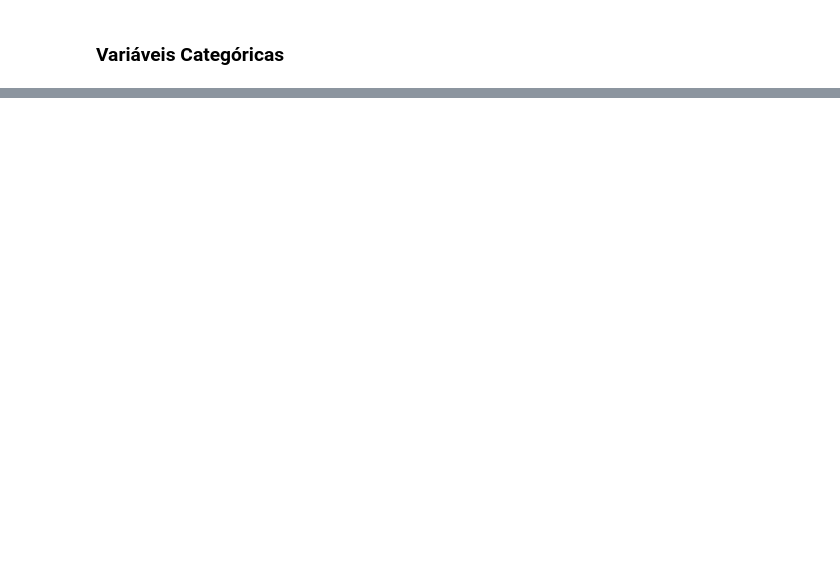
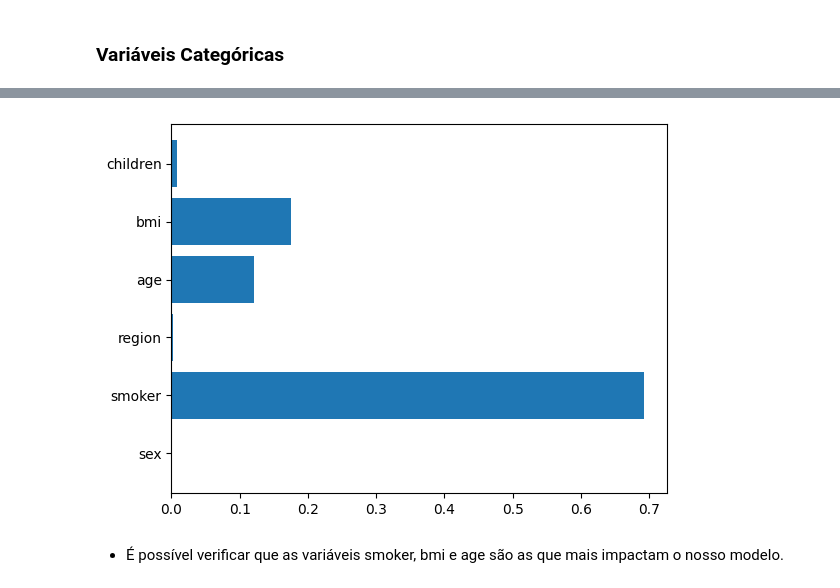
Before and after one commit to joaocalista/insurance_predict, a Jupyter notebook: project.ipynb, the cells around one changed output, grey strips where cells are left out. Saved outputs shown, nothing was run; the diff lists cells and outputs as text; code cells hidden in the pictures; blank space fills up the shorter version.

```diff
--- a/project.ipynb
+++ b/project.ipynb
@@ -216,0 +681,21 @@ plt.legend();
+# %%
+""" param_grid = {
+    'n_estimators': [100, 200, 400, 500, 1000],
+    'max_depth': [50,100,300, 400, 500, 600],
+    'min_samples_leaf': [5,10,15,20,25,30,50,100],
+    'random_state': [42]
+}
+
+# Cria uma instância do regressor
+rf = RandomForestRegressor()
+
+# Cria uma instância do GridSearchCV
+grid_search = GridSearchCV(estimator=rf, param_grid=param_grid, scoring='neg_root_mean_squared_error', n_jobs=-1, verbose=2, cv=10)
+
+# Aplica a busca
+grid_search.fit(X_train_scale, y_train)
+
+# resultados
+best_params = grid_search.best_params_ """
+
+#{'max_depth': 50, 'min_samples_leaf': 15, 'n_estimators': 1000, 'random_state': 42}
@@ -216,0 +788,7 @@ plt.legend();
+# %%
+#feature importance
+plt.barh(rf.feature_names_in_, rf.feature_importances_);
+# %% [output]
+[figure, added]
+# %% [markdown]
+- É possível verificar que as variáveis smoker, bmi e age são as que mais impactam o nosso modelo.
```
Also changed, not shown: parts of 88 cells of this notebook, 4 other files.
